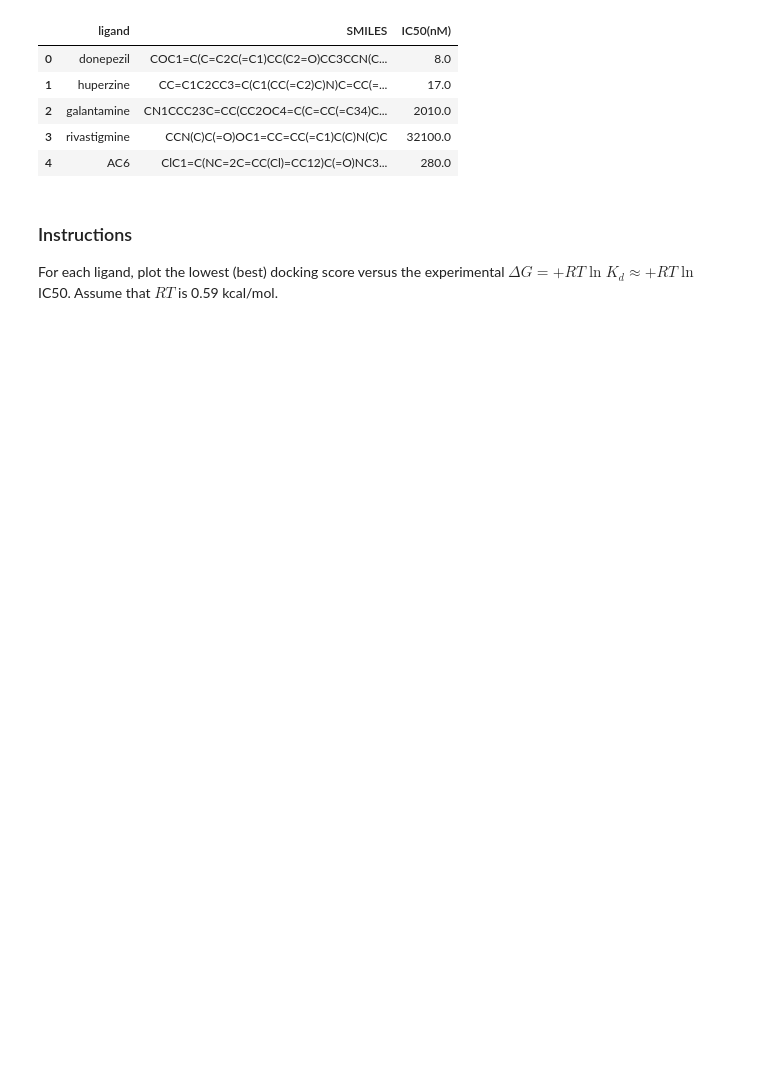
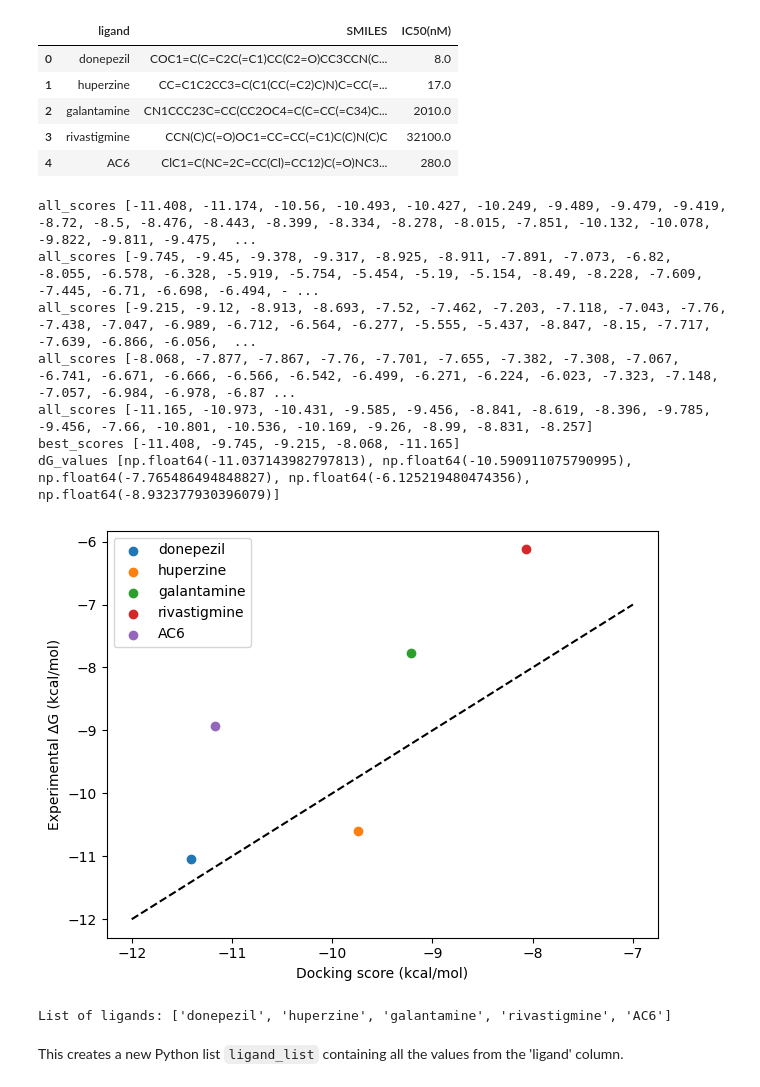
Before and after one commit to vvoelz/vina_demo, a Jupyter notebook: colab_demo/vina_demo.ipynb, the cells around one changed output. Cells and saved outputs as stored; diff of their text form; code cells hidden in the pictures; blank space fills up the shorter version.

Commit message:
complete pipeline with graphs working

```diff
--- a/colab_demo/vina_demo.ipynb
+++ b/colab_demo/vina_demo.ipynb
@@ -717,8 +686,63 @@ df
 | 2 | galantamine | CN1CCC23C=CC(CC2OC4=C(C=CC(=C34)C... | 2010.0 |
 | 3 | rivastigmine | CCN(C)C(=O)OC1=CC=CC(=C1)C(C)N(C)C | 32100.0 |
 | 4 | AC6 | ClC1=C(NC=2C=CC(Cl)=CC12)C(=O)NC3... | 280.0 |
-# %% [markdown]
-### Instructions
-
-For each ligand, plot the lowest (best) docking score versus the experimental $
-\Delta G = +RT \ln K_d \approx +RT \ln$ IC50.  Assume that $RT$ is 0.59 kcal/mol.
+# %%
+# @title ### Plot the lowest (best) docking score versus the experimental ∆G
+# @markdown $\Delta G = +RT \ln K_d \approx +RT \ln$ IC50.  Assume that $RT$ is 0.592 kcal/mol.
+
+import numpy as np
+
+RT = 0.592 # kcal/mol
+ligands = ['donepezil', 'huperzine', 'galantamine', 'rivastigmine', 'AC6']
+receptor_codes = ['4ey7', '4ey5', '4ey6']
+
+best_scores = [] # in order of ligands above
+dG_values = []
+
+for ligand in ligands:
+
+    all_scores = []
+    for rec_code in receptor_codes:
+
+        resultname = f'{rec_code}_{ligand}'
+        csvfile = SUMMARY_DIR / f'{resultname}.csv'
+
+        result = pd.read_csv(csvfile)
+        all_scores += result['score (kcal/mol)'].tolist()
+
+    print('all_scores', all_scores)
+    best_scores.append(min(all_scores))
+
+    IC50_value = df[df['ligand'] == ligand]['IC50(nM)'].iloc[0]
+    dG_values.append( RT*np.log(IC50_value*1e-9) )
+
+print('best_scores', best_scores)
+print('dG_values', dG_values)
+
+### Make a plot
+from matplotlib import pyplot as plt
+plt.figure()
+for i in range(len(ligands)):
+    plt.scatter(best_scores[i], dG_values[i], label=ligands[i])
+plt.plot([-12,-7], [-12,-7], 'k--')
+plt.legend(loc='best')
+plt.xlabel('Docking score (kcal/mol)')
+plt.ylabel('Experimental ∆G (kcal/mol)')
+plt.tight_layout()
+plt.show()
+# %% [output]
+all_scores [-11.408, -11.174, -10.56, -10.493, -10.427, -10.249, -9.489, -9.479, -9.419, -8.72, -8.5, -8.476, -8.443, -8.399, -8.334, -8.278, -8.015, -7.851, -10.132, -10.078, -9.822, -9.811, -9.475,  ...
+all_scores [-9.745, -9.45, -9.378, -9.317, -8.925, -8.911, -7.891, -7.073, -6.82, -8.055, -6.578, -6.328, -5.919, -5.754, -5.454, -5.19, -5.154, -8.49, -8.228, -7.609, -7.445, -6.71, -6.698, -6.494, - ...
+all_scores [-9.215, -9.12, -8.913, -8.693, -7.52, -7.462, -7.203, -7.118, -7.043, -7.76, -7.438, -7.047, -6.989, -6.712, -6.564, -6.277, -5.555, -5.437, -8.847, -8.15, -7.717, -7.639, -6.866, -6.056,  ...
+all_scores [-8.068, -7.877, -7.867, -7.76, -7.701, -7.655, -7.382, -7.308, -7.067, -6.741, -6.671, -6.666, -6.566, -6.542, -6.499, -6.271, -6.224, -6.023, -7.323, -7.148, -7.057, -6.984, -6.978, -6.87 ...
+all_scores [-11.165, -10.973, -10.431, -9.585, -9.456, -8.841, -8.619, -8.396, -9.785, -9.456, -7.66, -10.801, -10.536, -10.169, -9.26, -8.99, -8.831, -8.257]
+best_scores [-11.408, -9.745, -9.215, -8.068, -11.165]
+dG_values [np.float64(-11.037143982797813), np.float64(-10.590911075790995), np.float64(-7.765486494848827), np.float64(-6.125219480474356), np.float64(-8.932377930396079)]
+[figure, added]
+# %%
+ligand_list = df['ligand'].tolist()
+print("List of ligands:", ligand_list)
+# %% [output]
+List of ligands: ['donepezil', 'huperzine', 'galantamine', 'rivastigmine', 'AC6']
+# %% [markdown]
+This creates a new Python list `ligand_list` containing all the values from the 'ligand' column.
```
Also changed, not shown: parts of 14 cells of this notebook.
